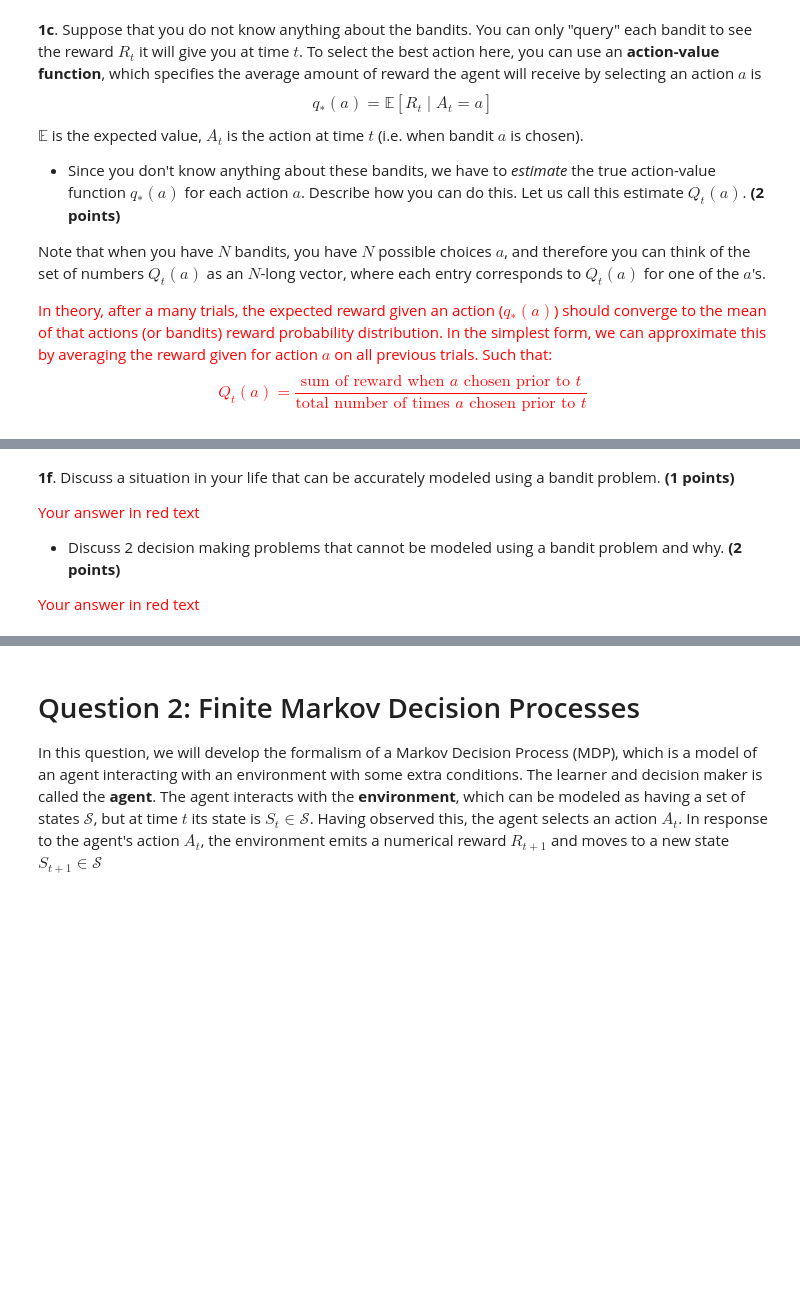
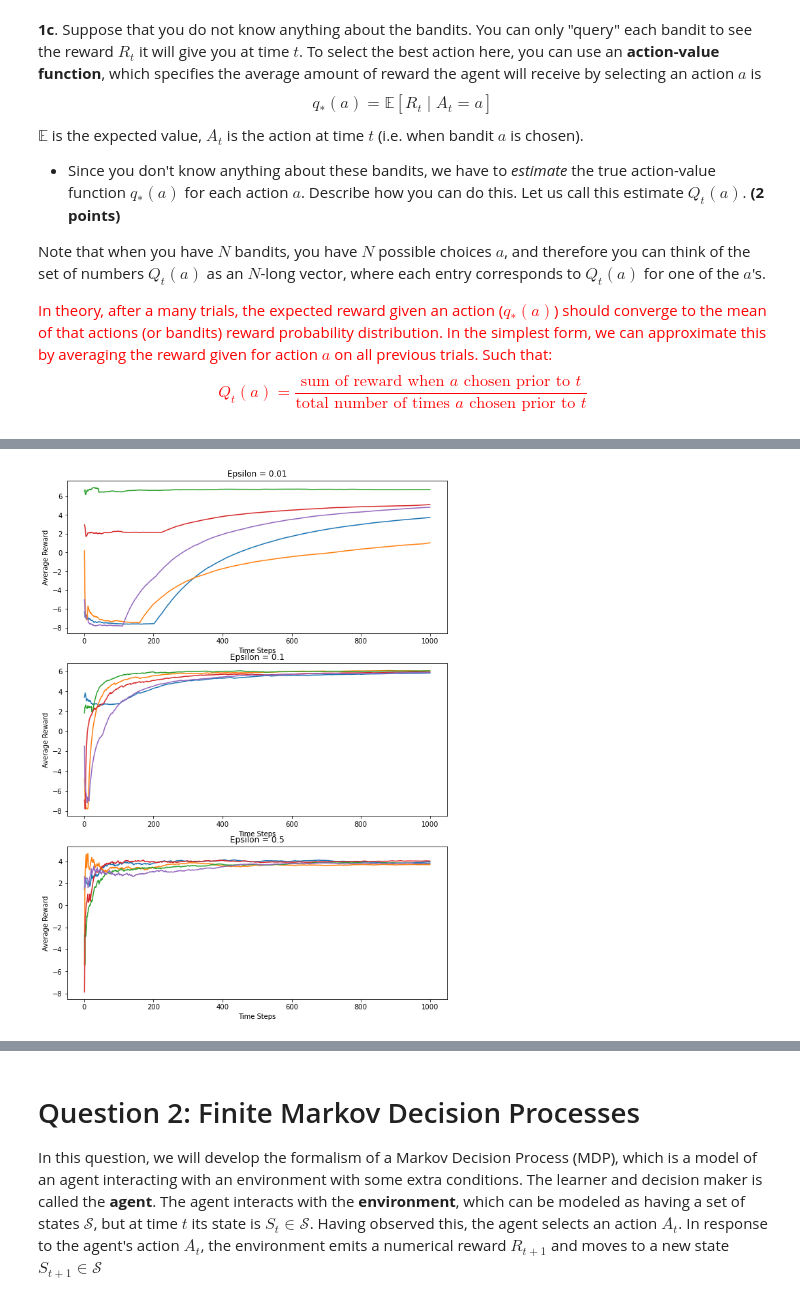
Before and after one commit to jess-breda/Neu537, a Jupyter notebook: neu537hw4/Questions_HW4_NEU437_537_GeneralizedLinearModels.ipynb, the cells around one changed output, grey strips where cells are left out. Drawn from its saved outputs; the diff is of its cells as text; code cells hidden in the pictures; blank space fills up the shorter version.

```diff
--- a/neu537hw4/Questions_HW4_NEU437_537_GeneralizedLinearModels.ipynb
+++ b/neu537hw4/Questions_HW4_NEU437_537_GeneralizedLinearModels.ipynb
@@ -200,10 +204,62 @@ plt.legend()
 
 **(9 points)**
-# %% [markdown]
-**1f**. Discuss a  situation in your life that can be accurately modeled using a bandit problem. **(1 points)**
-
-<font color="red"> Your answer in red text </font>
-
-* Discuss 2 decision making problems that cannot be modeled using a bandit problem and why. **(2 points)**
-
-<font color="red"> Your answer in red text </font>
+# %%
+import random
+# initialize values & set up plot
+np.random.seed(10)
+n_tsteps = 1000
+n_runs = 5
+n_bandits = len(bandit_mus)
+epsilons = [0.01, 0.1, 0.5]
+epsilon_Rs = []
+
+fig,ax = plt.subplots(3,1, figsize=(10,14))
+
+for ii, epsilon in enumerate(epsilons):
+
+    avg_Rs_1e = []
+
+    # iterate over runs
+    for run in range(n_runs):
+
+        # initialize space & fill
+        Q_a = np.zeros((n_bandits, n_tsteps))
+        Q_a[:,0] = np.random.normal(0,1,n_bandits)
+        A = np.zeros(n_tsteps, dtype=int) # actions
+        R = np.zeros(n_tsteps) # rewards
+        avg_R = np.zeros(n_tsteps) # average R
+
+        # iterate over time steps
+        for tstep in range(n_tsteps):
+
+            # random sample
+            if np.random.uniform(0,1) <= epsilon:
+                A[tstep] = random.randint(0,n_bandits-1)
+                R[tstep] = sample_bandit(bandit_mus[A[tstep]])
+                avg_R[tstep] = np.sum(R[:tstep]) / tstep+1
+
+            # greedy sample
+            else:
+                A[tstep] = np.argmax(Q_a[:, tstep])
+                R[tstep] = sample_bandit(bandit_mus[A[tstep]])
+                avg_R[tstep] = np.sum(R[:tstep]) / tstep+1
+
+            # update estimated values
+            if tstep < n_tsteps-1:
+                for bandit in range(n_bandits):
+                    prev_rewards = (np.sum(R[A == bandit]))
+                    n_action_chosen = np.count_nonzero(A[A==bandit])
+
+                    if n_action_chosen == 0:
+                        Q_a[bandit, tstep + 1] = 0
+                    else:
+                        Q_a[bandit, tstep + 1] = prev_rewards/n_action_chosen
+
+        # store & plot
+        avg_Rs_1e.append(avg_R)
+        ax[ii].plot(range(n_tsteps), avg_R)
+        ax[ii].set(xlabel="Time Steps", ylabel = "Average Reward", title=f'Epsilon = {epsilon}')
+
+    epsilon_Rs.append(avg_Rs_1e)
+# %% [output]
+[figure, added]
```
Also changed, not shown: parts of 30 cells of this notebook, 1 other file.
